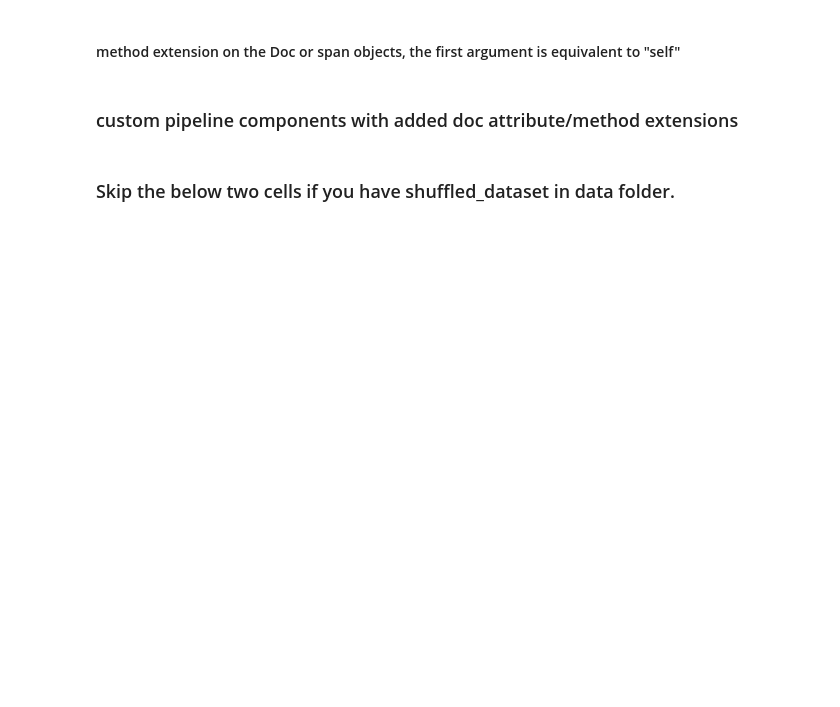
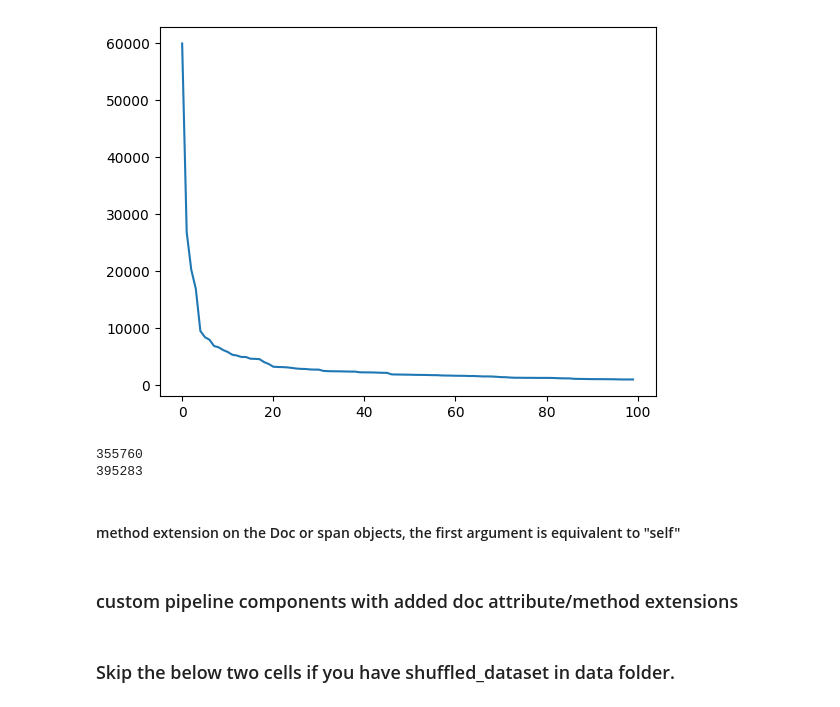
Before and after one commit to xiaoyangxuoo021/merchant_name_extraction_cnn, a Jupyter notebook: play.ipynb, the cells around one changed output. Saved outputs shown, nothing was run; the diff lists cells and outputs as text; code cells hidden in the pictures; blank space fills up the shorter version.

Commit message:
extracting unmapped merchants

```diff
--- a/play.ipynb
+++ b/play.ipynb
@@ -7,3 +7,17 @@ import json
 import os
 import random
 import sys
+# %%
+cleanedmerchants = pd.read_csv('data/cleanedmerchant_training.csv')
+len(cleanedmerchants[cleanedmerchants['ds_mid']==0]) / len(cleanedmerchants)
+# %%
+unmapped = cleanedmerchants[cleanedmerchants['ds_mid']==0]
+
+from nltk import word_tokenize
+raw_docs = unmapped['merchant_name'].to_list()
+tokenized_docs = [word_tokenize(doc) for doc in raw_docs if isinstance(doc, str)]
+len(tokenized_docs) + 1 == len(raw_docs)
+# #all(isinstance(x, str) for x in raw_docs)
+# for doc in raw_docs:
+#     if not isinstance(doc, str):
+#         print(doc)
@@ -9,0 +26,23 @@ import sys
+# %%
+
+states = ["AL", "AK", "AZ", "AR", "CA", "CO", "CT", "DC", "DE", "FL", "GA", "HI", "ID", "IL", "IN", "IA", "KS", "KY", "LA", "ME", "MD", "MA", "MI", "MN", "MS", "MO", "MT", "NE", "NV", "NH", "NJ", "NM", "NY", "NC", "ND", "OH", "OK", "OR", "PA", "RI", "SC", "SD", "TN", "TX", "UT", "VT", "VA", "WA", "WV", "WI", "WY"]
+states.extend([string.lower() for string in states])
+states.append('us')
+states.append('US')
+# %%
+from nltk.corpus import stopwords
+list_of_words_all = [item for sublist in tokenized_docs for item in sublist]
+list_of_words = [word for word in list_of_words_all if word not in stopwords.words('english') and word not in states]
+from collections import Counter
+ctr = Counter(list_of_words)
+# %%
+import matplotlib.pyplot as plt
+most_common = ctr.most_common(100)
+# most_common
+x = range(0, len(most_common))
+y = [most_common[i][1] for i in range(len(most_common))]
+
+plt.plot(x, y)
+plt.show()
+# %% [output]
+[figure, added]
@@ -9,0 +51,6 @@ import sys
+# %%
+print(len(commonword_removed_docs))
+print(len(tokenized_docs))
+# %% [output]
+355760
+395283
```
Also changed, not shown: parts of 11 cells of this notebook, 1 other file.
